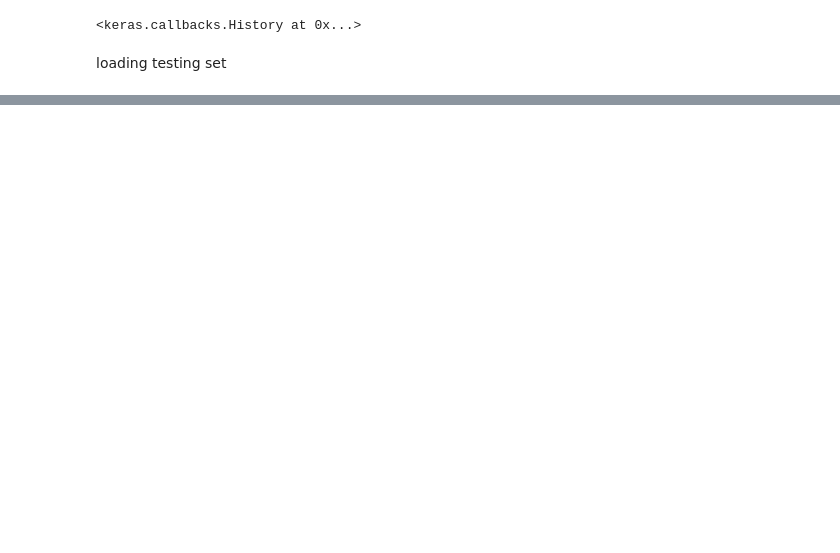
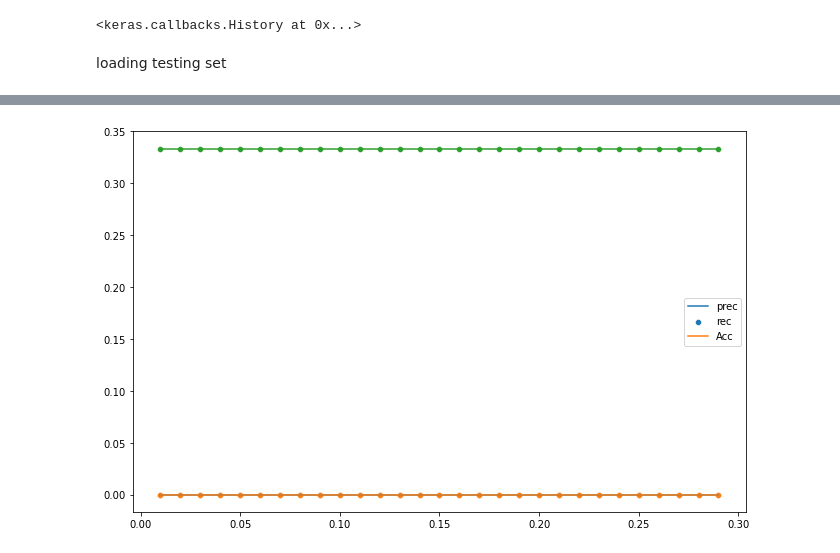
Before and after one commit to aqsaB/aml-project, a Jupyter notebook: LSTM.ipynb, the cells around one changed output, grey strips where cells are left out. Saved outputs shown, nothing was run; the diff lists cells and outputs as text; code cells hidden in the pictures; blank space fills up the shorter version.

```diff
--- a/LSTM.ipynb
+++ b/LSTM.ipynb
@@ -263,0 +227,13 @@ y2 MSE:0.2920
+# %%
+from sklearn.metrics import accuracy_score, precision_score, recall_score
+
+range_vals = [i/100 for i in range(1, 30)]
+
+
+precision = []
+recall = []
+accuracy = []
+for i in range_vals:
+    precision.append(precision_score(y_test_text[1], y_pred[1]))
+    recall.append(recall_score(y_test_text[1], y_pred[1]))
+    accuracy.append(accuracy_score(y_test_text[1], y_pred[1]))
@@ -263,0 +244,15 @@ y2 MSE:0.2920
+# %%
+import seaborn as sns
+import matplotlib.pyplot as plt
+
+plt.figure(figsize = (11, 7))
+sns.lineplot(range_vals, precision)
+sns.scatterplot(range_vals, precision)
+sns.lineplot(range_vals, recall)
+sns.scatterplot(range_vals, recall)
+sns.lineplot(range_vals, accuracy)
+sns.scatterplot(range_vals, accuracy)
+plt.legend(['prec', 'rec', 'Acc'])
+plt.show()
+# %% [output]
+[figure, added]
```
Also changed, not shown: parts of 26 cells of this notebook.
